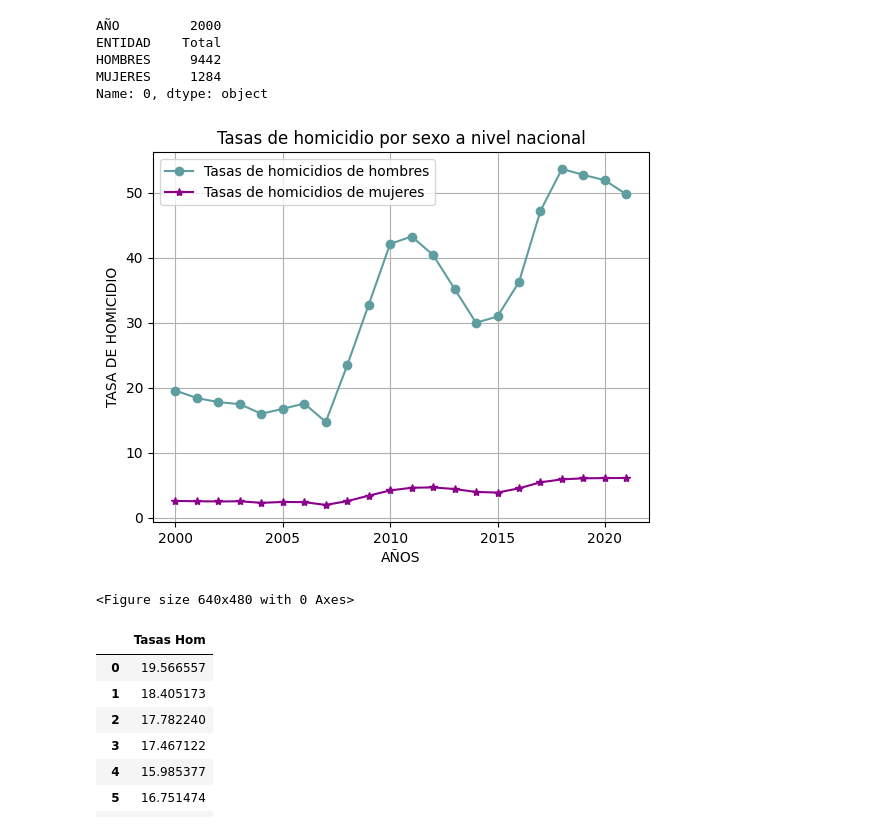
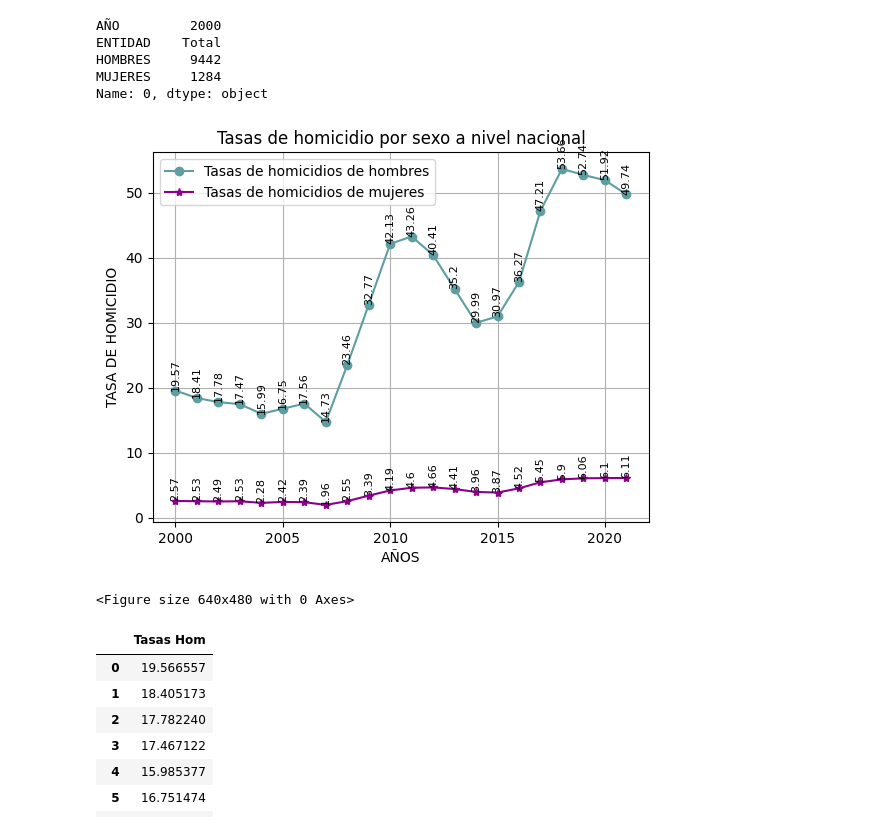
Before and after one commit to FreMeli/ASE_1, a Jupyter notebook: EDO_HOM_LIMPIO.ipynb, the cells around one changed output. Saved outputs shown, nothing was run; the diff lists cells and outputs as text; code cells hidden in the pictures.

```diff
--- a/EDO_HOM_LIMPIO.ipynb
+++ b/EDO_HOM_LIMPIO.ipynb
@@ -275,16 +275,21 @@ import matplotlib.pyplot as plt
 # %%
 years=list(range(2000, 2022))
 plt.plot(years,tasas_H, label='Tasas de homicidios de hombres', color='#5F9EA0', marker='o')
 plt.plot(years, tasas_M, label='Tasas de homicidios de mujeres', color='#8B008B', marker='*')
 plt.xlabel('AÑOS')#Nombre del eje
 plt.ylabel('TASA DE HOMICIDIO')
 plt.title('Tasas de homicidio por sexo a nivel nacional') #Título del gráfico
 plt.grid(True) #Para que se marquen los cuadritos
 plt.legend() #Para que se visualicen las labels que establecimos arriba
+
+for x, y1, y2 in zip(years, tasas_H, tasas_M):
+    plt.text(x, y1, str(round(y1, 2)), ha='center', va='bottom', fontsize=8, rotation=90)
+    plt.text(x, y2, str(round(y2, 2)), ha='center', va='bottom', fontsize=8, rotation=90)
+
 plt.show()
 plt.savefig("Tasas de homicidio por sexo a nivel nacional.png")
 # %% [output]
-[figure, old version]
+[figure, new version]
 <Figure size 640x480 with 0 Axes>
 # %%
 df_tasasH = pd.DataFrame(tasas_H, columns=['Tasas Hom'])
```
Also changed, not shown: parts of 6 cells of this notebook.
